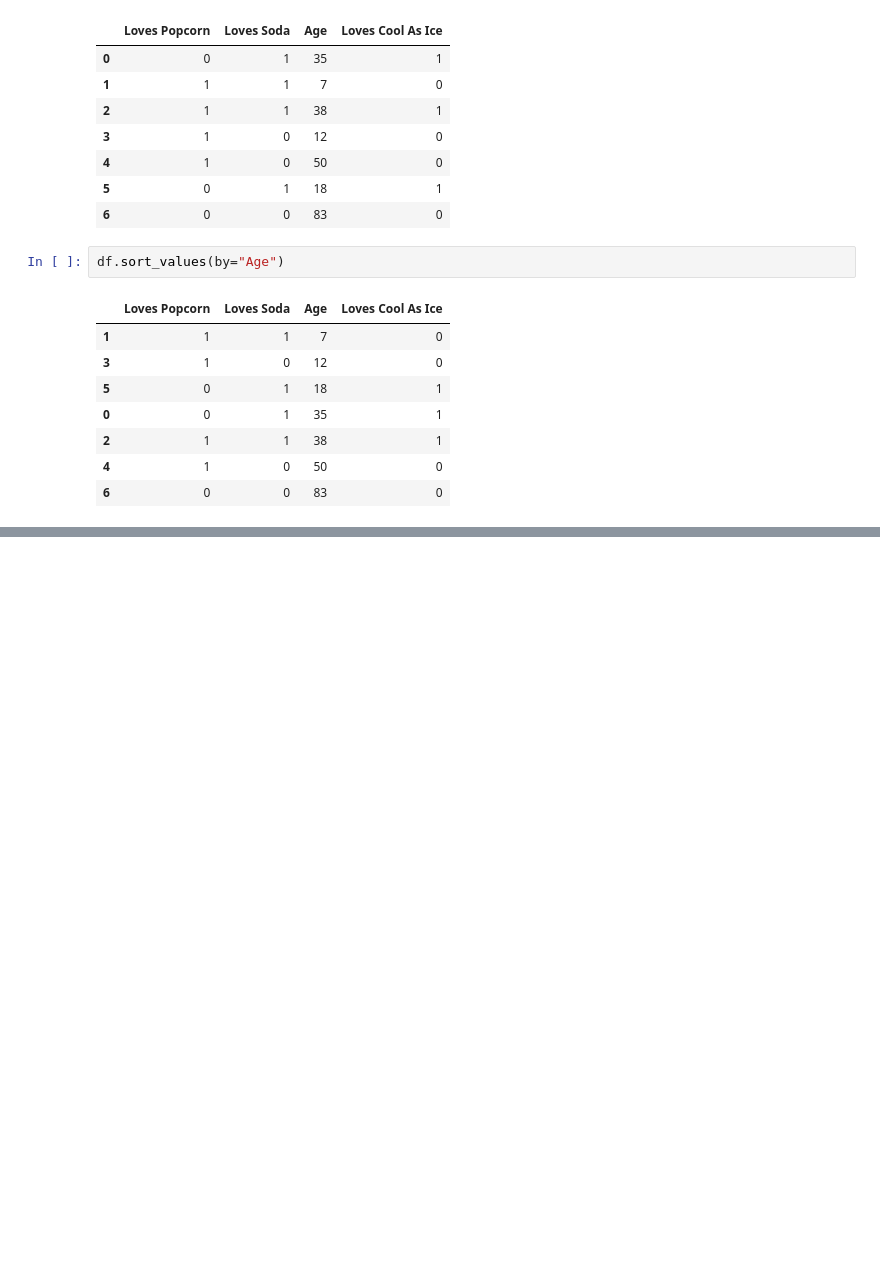
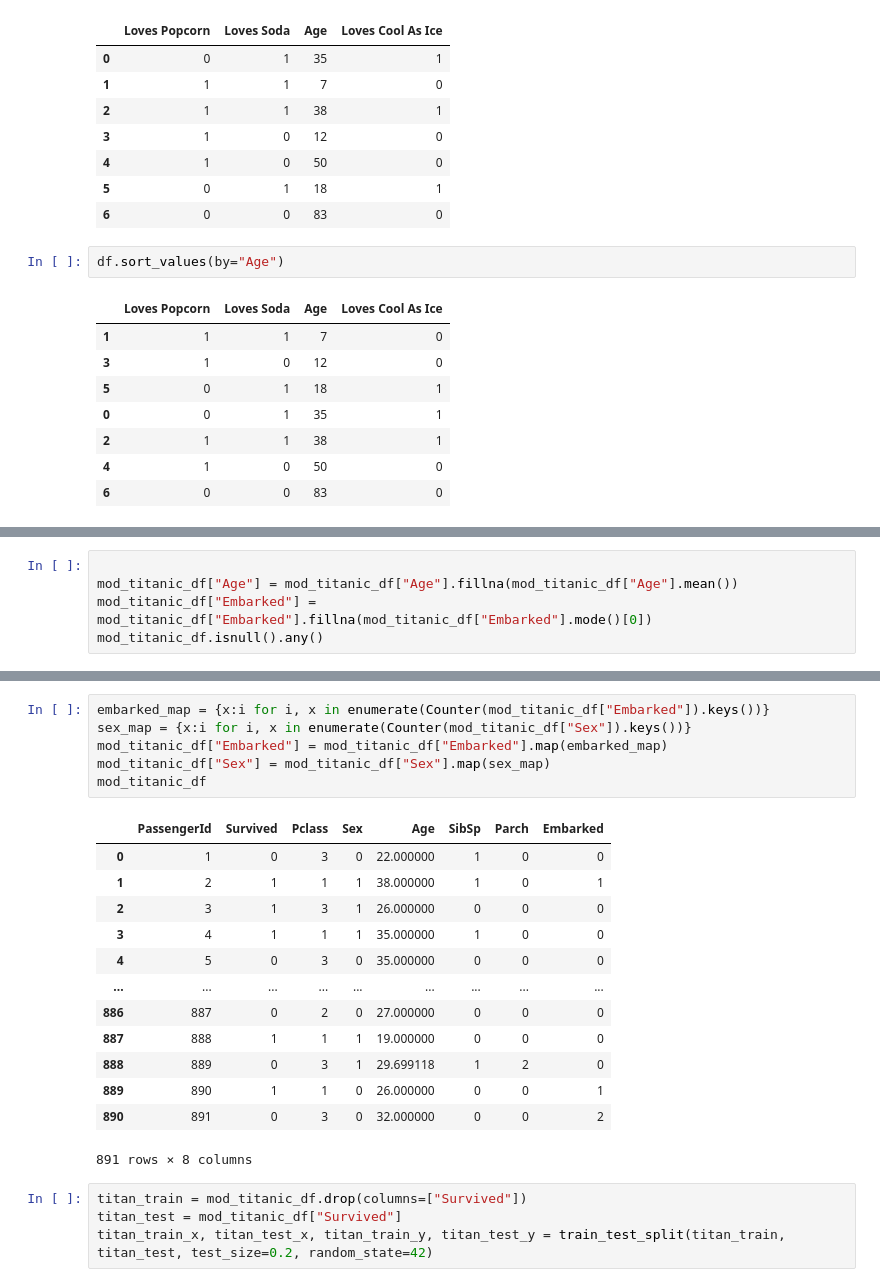
Before and after one commit to latheeshpoondla/Decision_Tree_Random_Forest_from_scratch, a Jupyter notebook: dt_rf_notebook.ipynb, the cells around one changed output, grey strips where cells are left out. Cells and saved outputs as stored; diff of their text form; blank space fills up the shorter version.

```diff
--- a/dt_rf_notebook.ipynb
+++ b/dt_rf_notebook.ipynb
@@ -180,0 +230,5 @@ dtype: int64
+# %%
+
+mod_titanic_df["Age"] = mod_titanic_df["Age"].fillna(mod_titanic_df["Age"].mean())
+mod_titanic_df["Embarked"] = mod_titanic_df["Embarked"].fillna(mod_titanic_df["Embarked"].mode()[0])
+mod_titanic_df.isnull().any()
@@ -180,0 +245,24 @@ dtype: int64
+# %%
+embarked_map = {x:i for i, x in enumerate(Counter(mod_titanic_df["Embarked"]).keys())}
+sex_map = {x:i for i, x in enumerate(Counter(mod_titanic_df["Sex"]).keys())}
+mod_titanic_df["Embarked"] = mod_titanic_df["Embarked"].map(embarked_map)
+mod_titanic_df["Sex"] = mod_titanic_df["Sex"].map(sex_map)
+mod_titanic_df
+# %% [output]
+|  | PassengerId | Survived | Pclass | Sex | Age | SibSp | Parch | Embarked |
+| 0 | 1 | 0 | 3 | 0 | 22.000000 | 1 | 0 | 0 |
+| 1 | 2 | 1 | 1 | 1 | 38.000000 | 1 | 0 | 1 |
+| 2 | 3 | 1 | 3 | 1 | 26.000000 | 0 | 0 | 0 |
+| 3 | 4 | 1 | 1 | 1 | 35.000000 | 1 | 0 | 0 |
+| 4 | 5 | 0 | 3 | 0 | 35.000000 | 0 | 0 | 0 |
+| ... | ... | ... | ... | ... | ... | ... | ... | ... |
+| 886 | 887 | 0 | 2 | 0 | 27.000000 | 0 | 0 | 0 |
+| 887 | 888 | 1 | 1 | 1 | 19.000000 | 0 | 0 | 0 |
+| 888 | 889 | 0 | 3 | 1 | 29.699118 | 1 | 2 | 0 |
+| 889 | 890 | 1 | 1 | 0 | 26.000000 | 0 | 0 | 1 |
+| 890 | 891 | 0 | 3 | 0 | 32.000000 | 0 | 0 | 2 |
+891 rows × 8 columns
+# %%
+titan_train = mod_titanic_df.drop(columns=["Survived"])
+titan_test = mod_titanic_df["Survived"]
+titan_train_x, titan_test_x, titan_train_y, titan_test_y = train_test_split(titan_train, titan_test, test_size=0.2, random_state=42)
```
Also changed, not shown: parts of 13 cells of this notebook, 2 other files.
